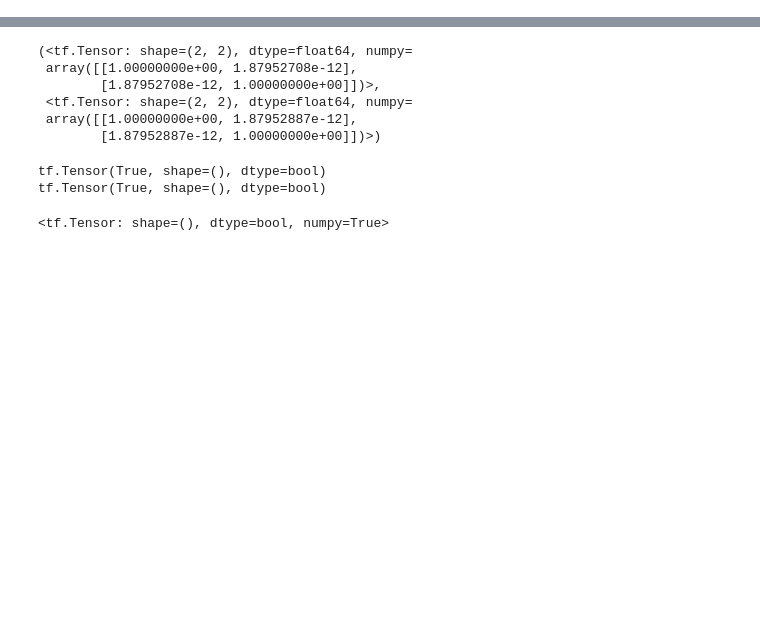
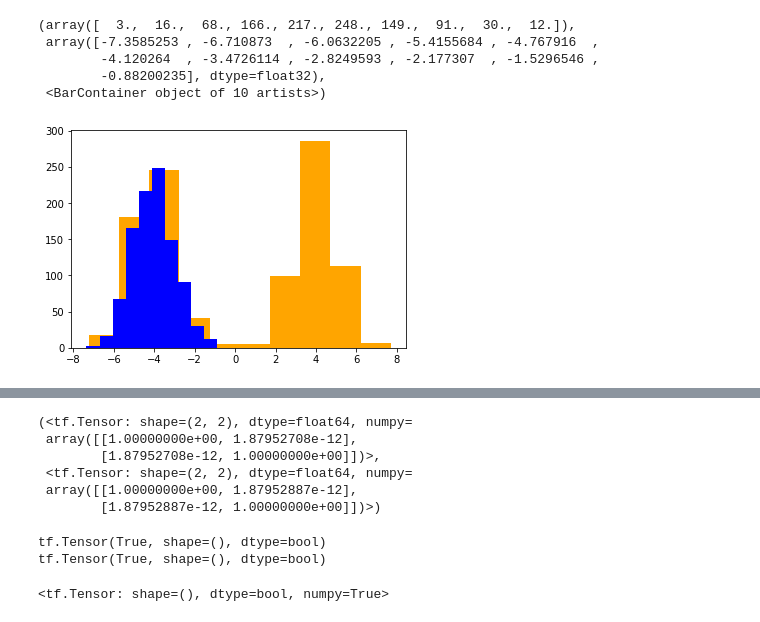
Before and after one commit to XingLLiu/u-stat-high-dim, a Jupyter notebook: compare_samplers.ipynb, the cells around one changed output, grey strips where cells are left out. Drawn from its saved outputs; the diff is of its cells as text; code cells hidden in the pictures; blank space fills up the shorter version.

```diff
--- a/compare_samplers.ipynb
+++ b/compare_samplers.ipynb
@@ -24,3 +30,13 @@ kernel = IMQ()
+# %%
+plt.hist(target.sample(1000).numpy(), color="orange")
+plt.hist(proposal.sample(1000).numpy(), color="blue")
+# %% [output]
+(array([  3.,  16.,  68., 166., 217., 248., 149.,  91.,  30.,  12.]),
+ array([-7.3585253 , -6.710873  , -6.0632205 , -5.4155684 , -4.767916  ,
+        -4.120264  , -3.4726114 , -2.8249593 , -2.177307  , -1.5296546 ,
+        -0.88200235], dtype=float32),
+ <BarContainer object of 10 artists>)
+[figure, added]
 # %%
 ksd = KSD(target=target, kernel=kernel)
 # %%
```
Also changed, not shown: parts of 10 cells of this notebook, 4 other files.
